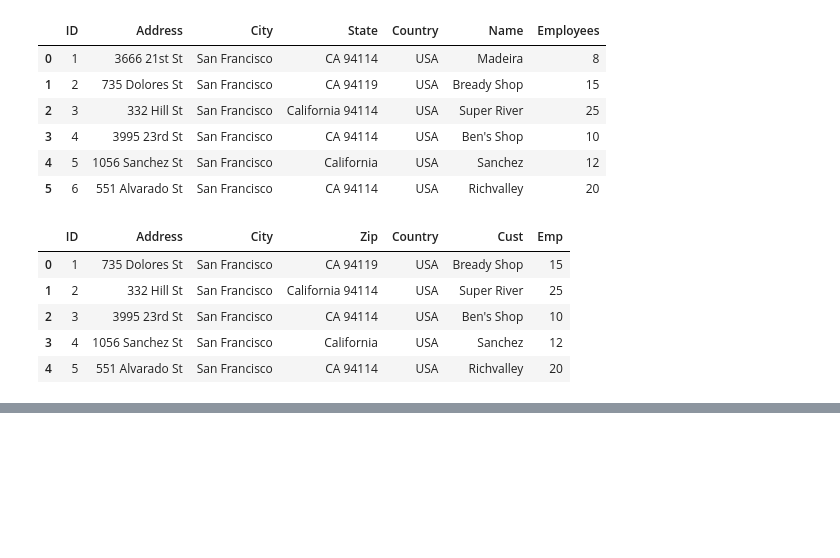
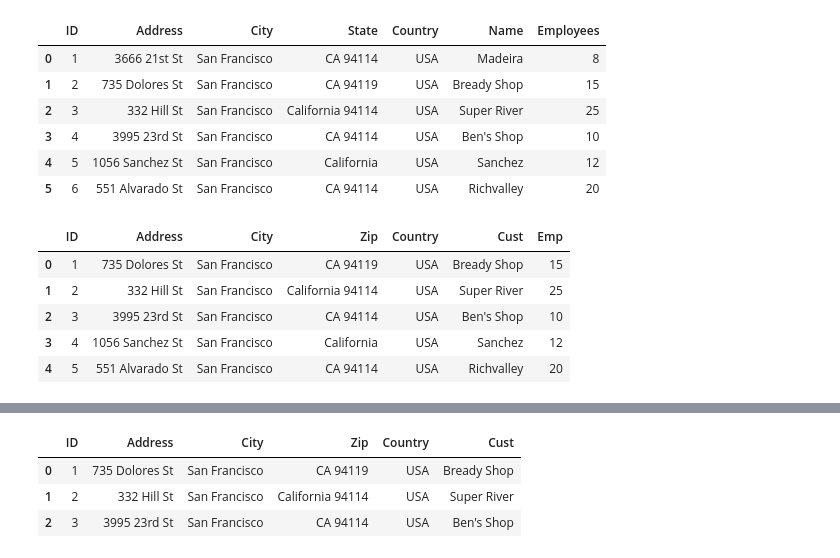
Before and after one commit to TareqJudehGithub/Ardit_Sulce_Udemy, a Jupyter notebook: Python_Mega/sec13_SCV_JSON_Exc/practice.ipynb, the cells around one changed output, grey strips where cells are left out. Drawn from its saved outputs; the diff is of its cells as text; code cells hidden in the pictures; blank space fills up the shorter version.

```diff
--- a/Python_Mega/sec13_SCV_JSON_Exc/practice.ipynb
+++ b/Python_Mega/sec13_SCV_JSON_Exc/practice.ipynb
@@ -108,7 +108,3 @@ data
 | 2 | 3 | 3995 23rd St | San Francisco | CA 94114 | USA | Ben's Shop | 10 |
 | 3 | 4 | 1056 Sanchez St | San Francisco | California | USA | Sanchez | 12 |
 | 4 | 5 | 551 Alvarado St | San Francisco | CA 94114 | USA | Richvalley | 20 |
-# %%
-# set index as column ID
-data.set_index('ID', inplace=True)
-data
@@ -122,0 +111,3 @@ data
+# %%
+data.set_index('ID')
+data
@@ -122,0 +162,11 @@ data
+# %%
+# filter data using indexing:
+
+# get me the first three row, but exclude the Emp column from data.txt
+
+data.iloc[0:3 , 0:-1]
+# %% [output]
+|  | ID | Address | City | Zip | Country | Cust |
+| 0 | 1 | 735 Dolores St | San Francisco | CA 94119 | USA | Bready Shop |
+| 1 | 2 | 332 Hill St | San Francisco | California 94114 | USA | Super River |
+| 2 | 3 | 3995 23rd St | San Francisco | CA 94114 | USA | Ben's Shop |
```
Also changed, not shown: parts of 7 cells of this notebook, 30 other files.
